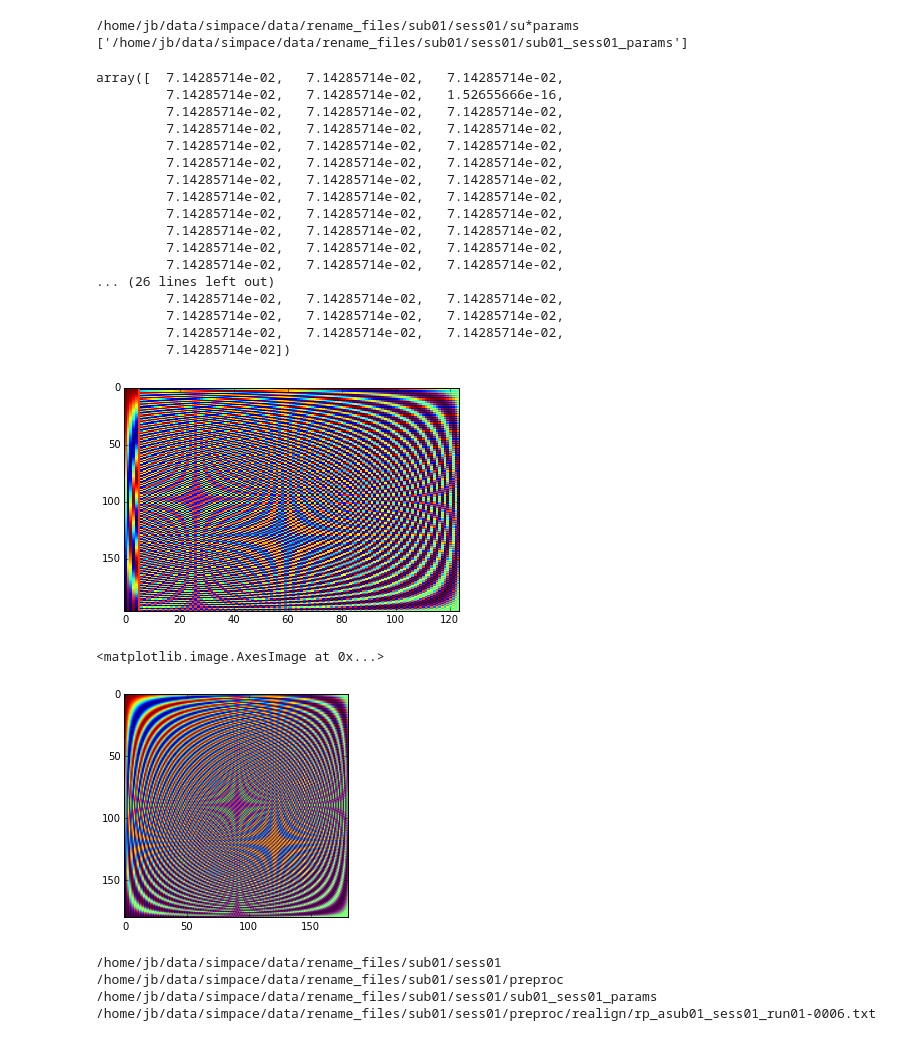
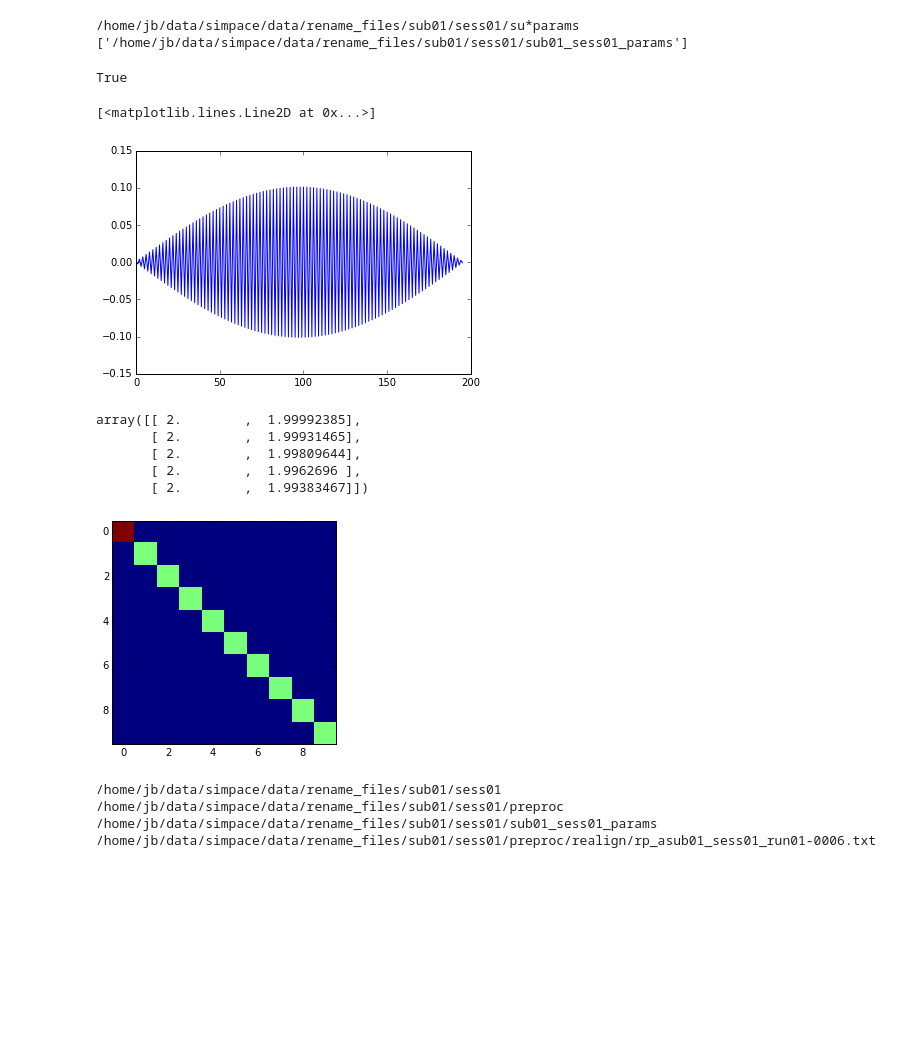
Before and after one commit to simpace/processing-scripts, a Jupyter notebook: simpace/preproc2correlation.ipynb, the cells around one changed output. Saved outputs shown, nothing was run; the diff lists cells and outputs as text; code cells hidden in the pictures; blank space fills up the shorter version.

```diff
--- a/simpace/preproc2correlation.ipynb
+++ b/simpace/preproc2correlation.ipynb
@@ -276,36 +282,29 @@ bf_l = ucr._cosine_low_freq(128, frametimes)
 
 bf = np.hstack((bf_l, bf_h))
 # %%
-plt.imshow(bf, interpolation='nearest',aspect='auto')
-np.any(bf.std(axis=0) == 0)
-bf.std(axis=0)
+#_ = plt.imshow(bf, interpolation='nearest',aspect='auto')
+print(np.any(bf.std(axis=0) < np.finfo(float).eps))
+# bf.std(axis=0)
+plt.plot(bf[:,-1])
 # %% [output]
-array([  7.14285714e-02,   7.14285714e-02,   7.14285714e-02,
-         7.14285714e-02,   7.14285714e-02,   1.52655666e-16,
-         7.14285714e-02,   7.14285714e-02,   7.14285714e-02,
-         7.14285714e-02,   7.14285714e-02,   7.14285714e-02,
-         7.14285714e-02,   7.14285714e-02,   7.14285714e-02,
-         7.14285714e-02,   7.14285714e-02,   7.14285714e-02,
-         7.14285714e-02,   7.14285714e-02,   7.14285714e-02,
-         7.14285714e-02,   7.14285714e-02,   7.14285714e-02,
-         7.14285714e-02,   7.14285714e-02,   7.14285714e-02,
-         7.14285714e-02,   7.14285714e-02,   7.14285714e-02,
-         7.14285714e-02,   7.14285714e-02,   7.14285714e-02,
-         7.14285714e-02,   7.14285714e-02,   7.14285714e-02,
-... (26 lines left out)
-         7.14285714e-02,   7.14285714e-02,   7.14285714e-02,
-         7.14285714e-02,   7.14285714e-02,   7.14285714e-02,
-         7.14285714e-02,   7.14285714e-02,   7.14285714e-02,
-         7.14285714e-02])
+True
+[<matplotlib.lines.Line2D at 0x...>]
-[figure, old version]
+[figure, new version]
 # %%
 import scipy.fftpack as fft
 bfsc = fft.dct(eye(180))
-plt.imshow(bfsc)
+#plt.imshow(bfsc)
+#plt.plot(bfsc[:,-1])
 #plt.imshow(bf.T.dot(bf), interpolation='nearest')
+plt.imshow(bfsc.T.dot(bfsc)[:10,:10], interpolation='nearest')
+bfsc[:5,:2]
 # %% [output]
-<matplotlib.image.AxesImage at 0x...>
+array([[ 2.        ,  1.99992385],
+       [ 2.        ,  1.99931465],
+       [ 2.        ,  1.99809644],
+       [ 2.        ,  1.9962696 ],
+       [ 2.        ,  1.99383467]])
-[figure, old version]
+[figure, new version]
 # %%
 import utils._utils as ucr
 ucr = reload(ucr)
```
Also changed, not shown: parts of 14 cells of this notebook.
